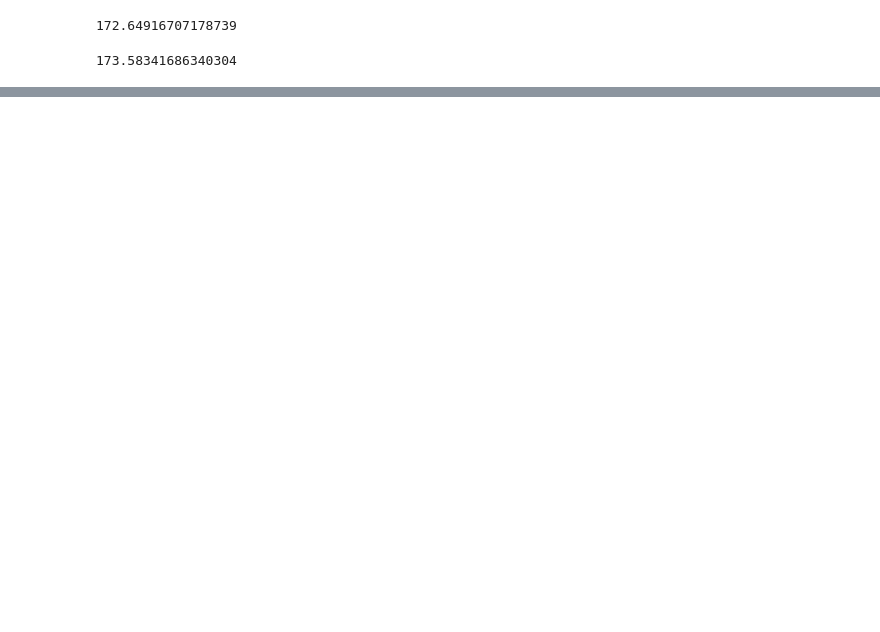
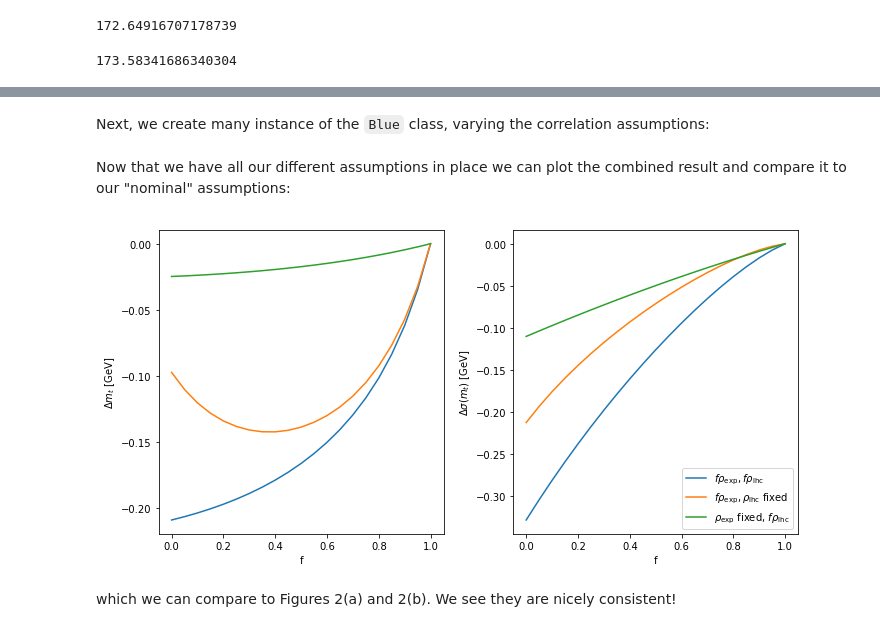
Before and after one commit to tomneep/blue, a Jupyter notebook: docs/notebooks/ATLAS-CONF-2013-102.ipynb, the cells around one changed output, grey strips where cells are left out. Saved outputs shown, nothing was run; the diff lists cells and outputs as text; code cells hidden in the pictures; blank space fills up the shorter version.

```diff
--- a/docs/notebooks/ATLAS-CONF-2013-102.ipynb
+++ b/docs/notebooks/ATLAS-CONF-2013-102.ipynb
@@ -33,3 +41,3 @@ df.T
 # %%
-correlation = df.loc[['rho_exp', 'rho_lhc']].drop('Result', axis=1)
+input_correlation = df.loc[['rho_exp', 'rho_lhc']].drop('Result', axis=1)
 df = df.drop(['rho_exp', 'rho_lhc'])
@@ -54,0 +66,2 @@ correlation = make_correlation_matrix(correlation)
+# %%
+correlation = make_correlation_matrices(input_correlation)
@@ -164,0 +252,38 @@ blue[experiments['CMS']].combined_result
+# %%
+x = np.linspace(0, 1, 21)
+# %% [markdown]
+Next, we create many instance of the `Blue` class, varying the correlation assumptions:
+# %%
+vary_both = [Blue(df, make_correlation_matrices(input_correlation * f)) for f in x]
+vary_fexp = [Blue(df, make_correlation_matrices((input_correlation.T * [f, 1]).T)) for f in x]
+vary_flhc = [Blue(df, make_correlation_matrices((input_correlation.T * [1, f]).T)) for f in x]
+# %% [markdown]
+Now that we have all our different assumptions in place we can plot the combined result and compare it to our "nominal" assumptions:
+# %%
+nominal_result = blue.combined_result
+nominal_uncert = np.sqrt(blue.combined_covariance).squeeze()
+
+fig, (ax0, ax1) = plt.subplots(1, 2, figsize=(10, 5))
+
+ax0.plot(x, [i.combined_result - nominal_result for i in vary_both],
+         label=r'$f \rho_{\mathrm{exp}}, f \rho_{\mathrm{lhc}}$')
+ax0.plot(x, [i.combined_result - nominal_result for i in vary_fexp],
+        label=r'$f \rho_{\mathrm{exp}}, \rho_{\mathrm{lhc}}$ fixed')
+ax0.plot(x, [i.combined_result - nominal_result for i in vary_flhc],
+        label=r'$\rho_{\mathrm{exp}} fixed, f \rho_{\mathrm{lhc}}$')
+
+ax1.plot(x, [np.sqrt(i.combined_covariance).squeeze() - nominal_uncert for i in vary_both],
+         label=r'$f \rho_{\mathrm{exp}}, f \rho_{\mathrm{lhc}}$')
+ax1.plot(x, [np.sqrt(i.combined_covariance).squeeze() - nominal_uncert for i in vary_fexp],
+        label=r'$f \rho_{\mathrm{exp}}, \rho_{\mathrm{lhc}}$ fixed')
+ax1.plot(x, [np.sqrt(i.combined_covariance).squeeze() - nominal_uncert for i in vary_flhc],
+        label=r'$\rho_{\mathrm{exp}}$ fixed, $f \rho_{\mathrm{lhc}}$')
+ax1.legend(loc='best')
+
+ax0.set(ylabel='$\Delta m_t$ [GeV]', xlabel='f')
+ax1.set(ylabel=r'$\Delta\sigma(m_t)$ [GeV]', xlabel='f')
+plt.tight_layout();
+# %% [output]
+[figure, added]
+# %% [markdown]
+which we can compare to Figures 2(a) and 2(b). We see they are nicely consistent!
```
Also changed, not shown: parts of 31 cells of this notebook.
